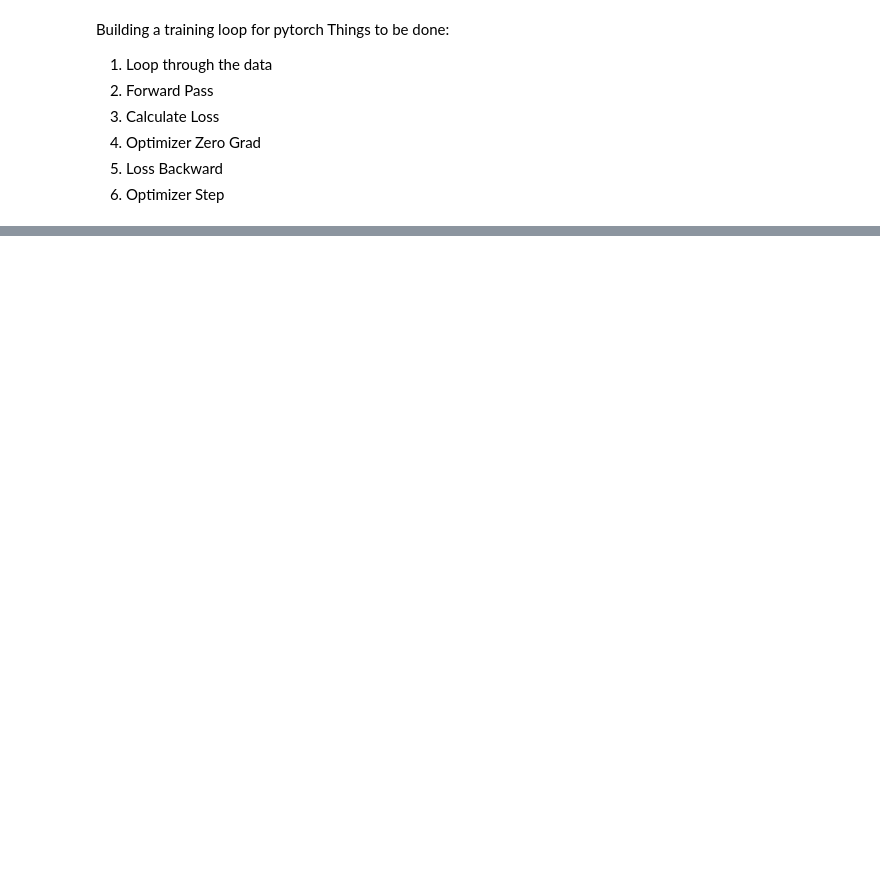
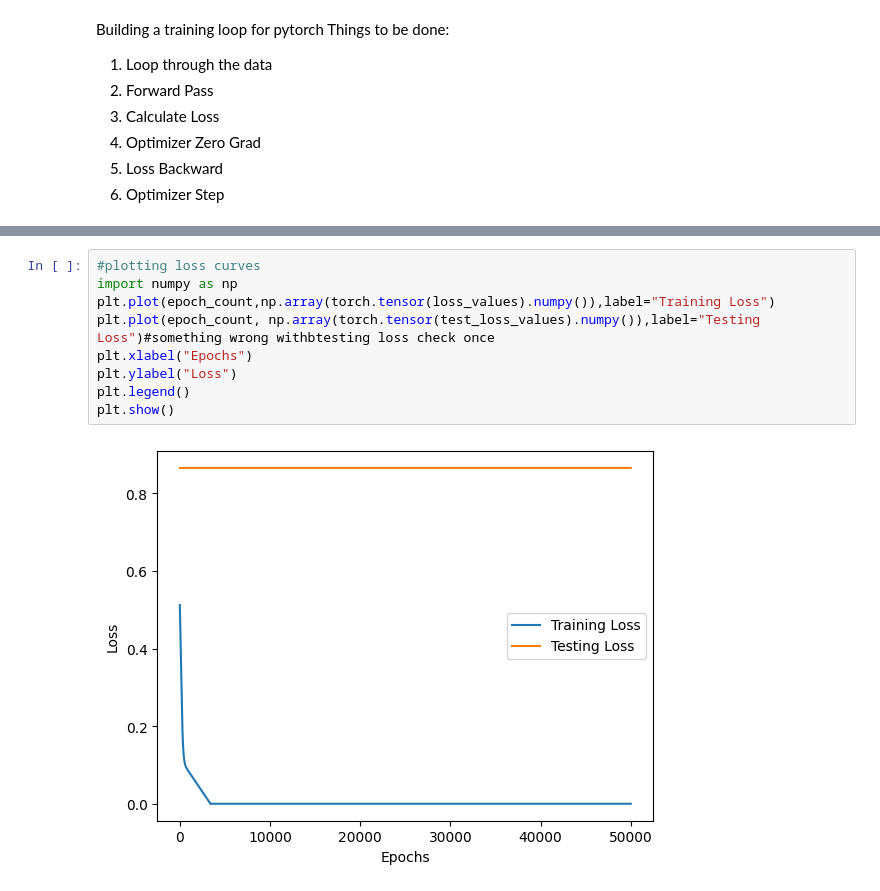
Before and after one commit to FrodoBaggins87/Neural_Networks, a Jupyter notebook: Linear_Regression.ipynb, the cells around one changed output, grey strips where cells are left out. Drawn from its saved outputs; the diff is of its cells as text; blank space fills up the shorter version.

```diff
--- a/Linear_Regression.ipynb
+++ b/Linear_Regression.ipynb
@@ -122,0 +139,11 @@ NameError: ignored
+# %%
+#plotting loss curves
+import numpy as np
+plt.plot(epoch_count,np.array(torch.tensor(loss_values).numpy()),label="Training Loss")
+plt.plot(epoch_count, np.array(torch.tensor(test_loss_values).numpy()),label="Testing Loss")#something wrong withbtesting loss check once
+plt.xlabel("Epochs")
+plt.ylabel("Loss")
+plt.legend()
+plt.show()
+# %% [output]
+[figure, added]
```
Also changed, not shown: parts of 6 cells of this notebook.
